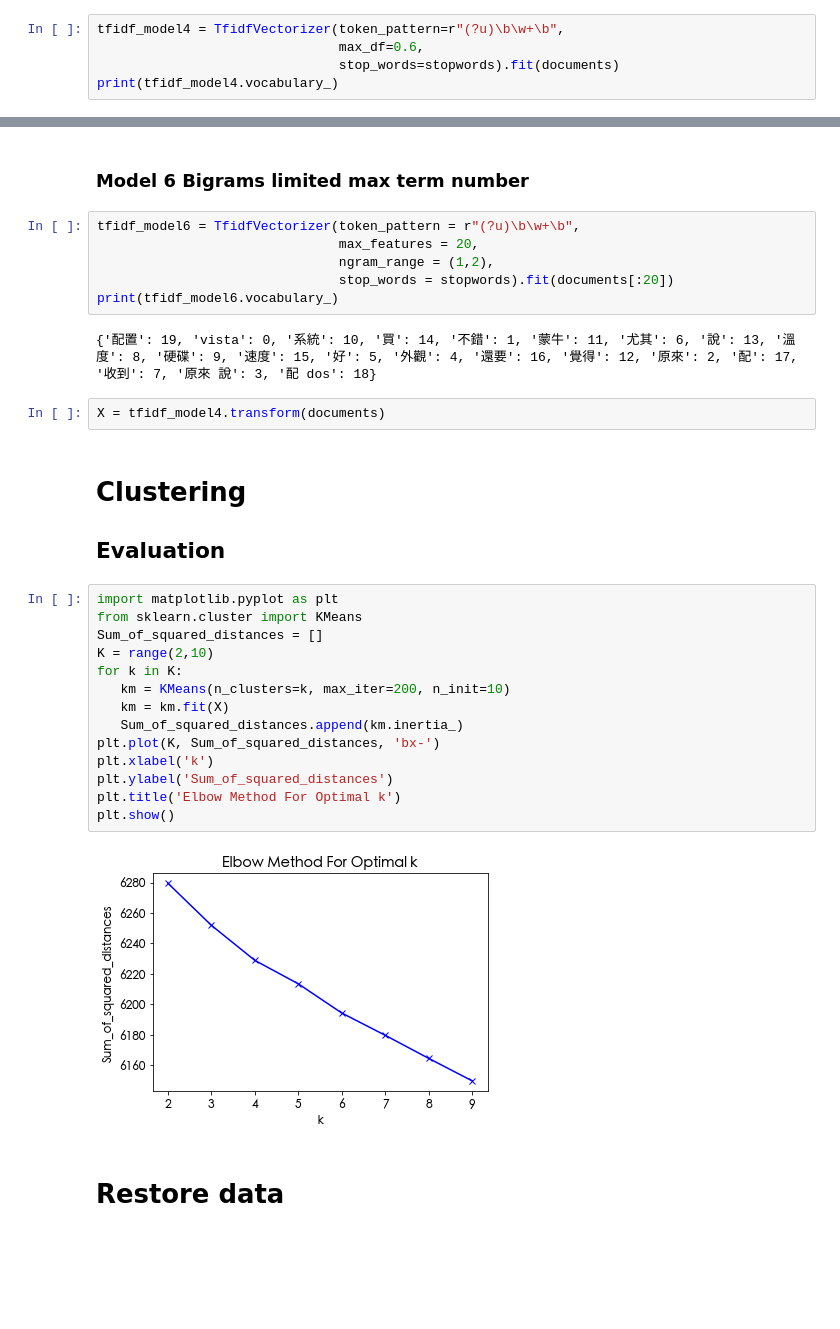
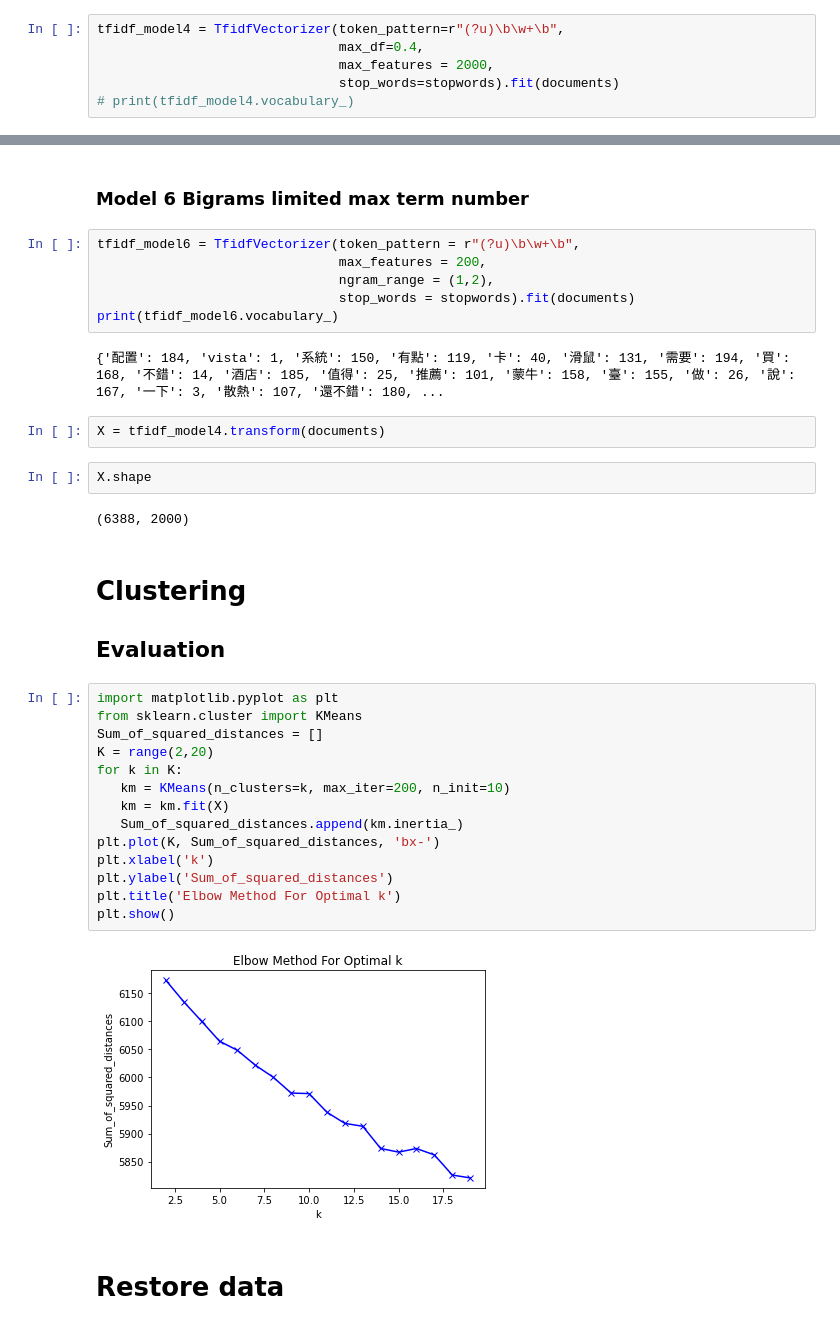
Before and after one commit to p4css/PSS, a Jupyter notebook: TM06_Clustering.ipynb, the cells around one changed output, grey strips where cells are left out. Saved outputs shown, nothing was run; the diff lists cells and outputs as text; blank space fills up the shorter version.

```diff
--- a/TM06_Clustering.ipynb
+++ b/TM06_Clustering.ipynb
@@ -147,6 +141,7 @@ print(tfidf_model3.vocabulary_)
 ### Model 4 filter out stop words
 # %%
 tfidf_model4 = TfidfVectorizer(token_pattern=r"(?u)\b\w+\b",
-                               max_df=0.6,
+                               max_df=0.4,
+                               max_features = 2000,
                                stop_words=stopwords).fit(documents)
-print(tfidf_model4.vocabulary_)
+# print(tfidf_model4.vocabulary_)
@@ -181,14 +172,18 @@ print(tfidf_model6.get_feature_names())
 ### Model 6 Bigrams limited max term number
 # %%
 tfidf_model6 = TfidfVectorizer(token_pattern = r"(?u)\b\w+\b",
-                               max_features = 20,
+                               max_features = 200,
                                ngram_range = (1,2),
-                               stop_words = stopwords).fit(documents[:20])
+                               stop_words = stopwords).fit(documents)
 print(tfidf_model6.vocabulary_)
 # %% [output]
-{'配置': 19, 'vista': 0, '系統': 10, '買': 14, '不錯': 1, '蒙牛': 11, '尤其': 6, '說': 13, '溫度': 8, '硬碟': 9, '速度': 15, '好': 5, '外觀': 4, '還要': 16, '覺得': 12, '原來': 2, '配': 17, '收到': 7, '原來 說': 3, '配 dos': 18}
+{'配置': 184, 'vista': 1, '系統': 150, '有點': 119, '卡': 40, '滑鼠': 131, '需要': 194, '買': 168, '不錯': 14, '酒店': 185, '值得': 25, '推薦': 101, '蒙牛': 158, '臺': 155, '做': 26, '說': 167, '一下': 3, '散熱': 107, '還不錯': 180, ...
 # %%
 X = tfidf_model4.transform(documents)
+# %%
+X.shape
+# %% [output]
+(6388, 2000)
 # %% [markdown]
 # Clustering
 
@@ -196,19 +191,19 @@ X = tfidf_model4.transform(documents)
 # %%
 import matplotlib.pyplot as plt
 from sklearn.cluster import KMeans
 Sum_of_squared_distances = []
-K = range(2,10)
+K = range(2,20)
 for k in K:
    km = KMeans(n_clusters=k, max_iter=200, n_init=10)
    km = km.fit(X)
    Sum_of_squared_distances.append(km.inertia_)
 plt.plot(K, Sum_of_squared_distances, 'bx-')
 plt.xlabel('k')
 plt.ylabel('Sum_of_squared_distances')
 plt.title('Elbow Method For Optimal k')
 plt.show()
 # %% [output]
-[figure, old version]
+[figure, new version]
 # %% [markdown]
 # Restore data
 # %%
```
Also changed, not shown: parts of 27 cells of this notebook, 4 other files.
